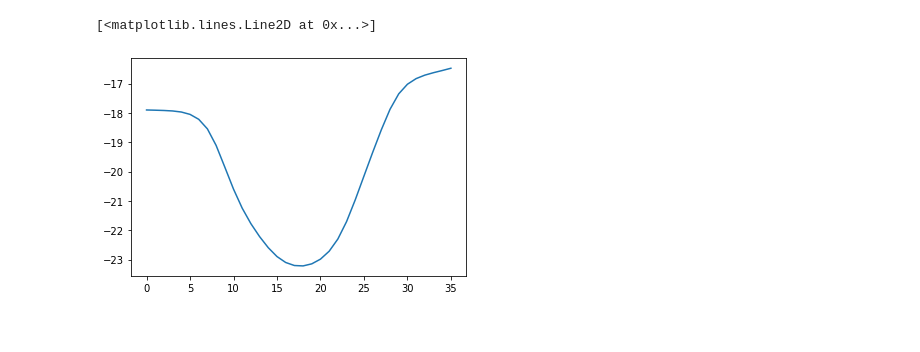
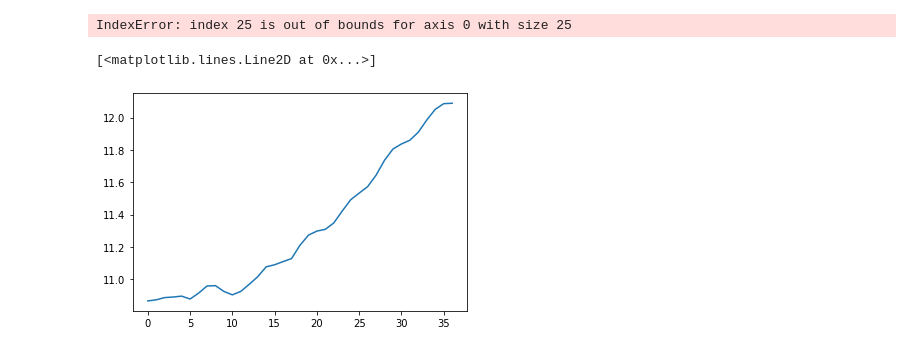
Before and after one commit to evankemmer/UMCUproject, a Jupyter notebook: dtw_testing.ipynb, the cells around one changed output. Drawn from its saved outputs; the diff is of its cells as text; code cells hidden in the pictures.

```diff
--- a/dtw_testing.ipynb
+++ b/dtw_testing.ipynb
@@ -196,8 +199,3 @@ for key, value in frames.items():
         df = pd.DataFrame(data)
         frames_after_dtw[word] = df
         word_list.append(word)
-# %%
-plt.plot(frames_after_dtw['shimmers']['TTx'][0])
-# %% [output]
-[<matplotlib.lines.Line2D at 0x...>]
-[figure, removed]
@@ -203,0 +229,36 @@ plt.plot(frames_after_dtw['shimmers']['TTx'][0])
+# %%
+get_custom_dba('often')
+# for i in range(len(often)):
+#     print(len(often[i]))
+# %% [output]
+IndexError: index 25 is out of bounds for axis 0 with size 25
+# %%
+rep1 = 62
+rep2 = 1608
+x1, x2 = [], []
+for sensor in ['UL', 'LL', 'JW', 'TD', 'TB', 'TT']:
+    x1.append(np.stack([frames[rep1][sensor+'x'][0],frames[rep1][sensor+'y'][0]]))
+    x2.append(np.stack([frames[rep2][sensor+'x'][0],frames[rep2][sensor+'y'][0]]))
+x1 = np.concatenate(x1).T # 0:ULx, 1:ULy, 2:LLx, 3:LLy etc
+x2 = np.concatenate(x2).T
+
+dist, cost_matrix, acc_cost_matrix, path = dtw.accelerated_dtw(x1, x2, dist=euclidean)
+# plt.imshow(acc_cost_matrix.T, origin='lower', cmap='gray', interpolation='nearest')
+# plt.plot(path[0], path[1], 'w')
+# plt.show()
+
+# print(dist)
+x1_new = x1[path[0]]
+x2_new = x2[path[1]]
+
+avg_trajectory= np.mean([x1_new, x2_new], axis=0)
+
+UL = []
+for values in avg_trajectory:
+    ULavg = values[0]
+    UL.append(ULavg)
+
+plt.plot(UL)
+# %% [output]
+[<matplotlib.lines.Line2D at 0x...>]
+[figure, added]
```
Also changed, not shown: parts of 6 cells of this notebook.
